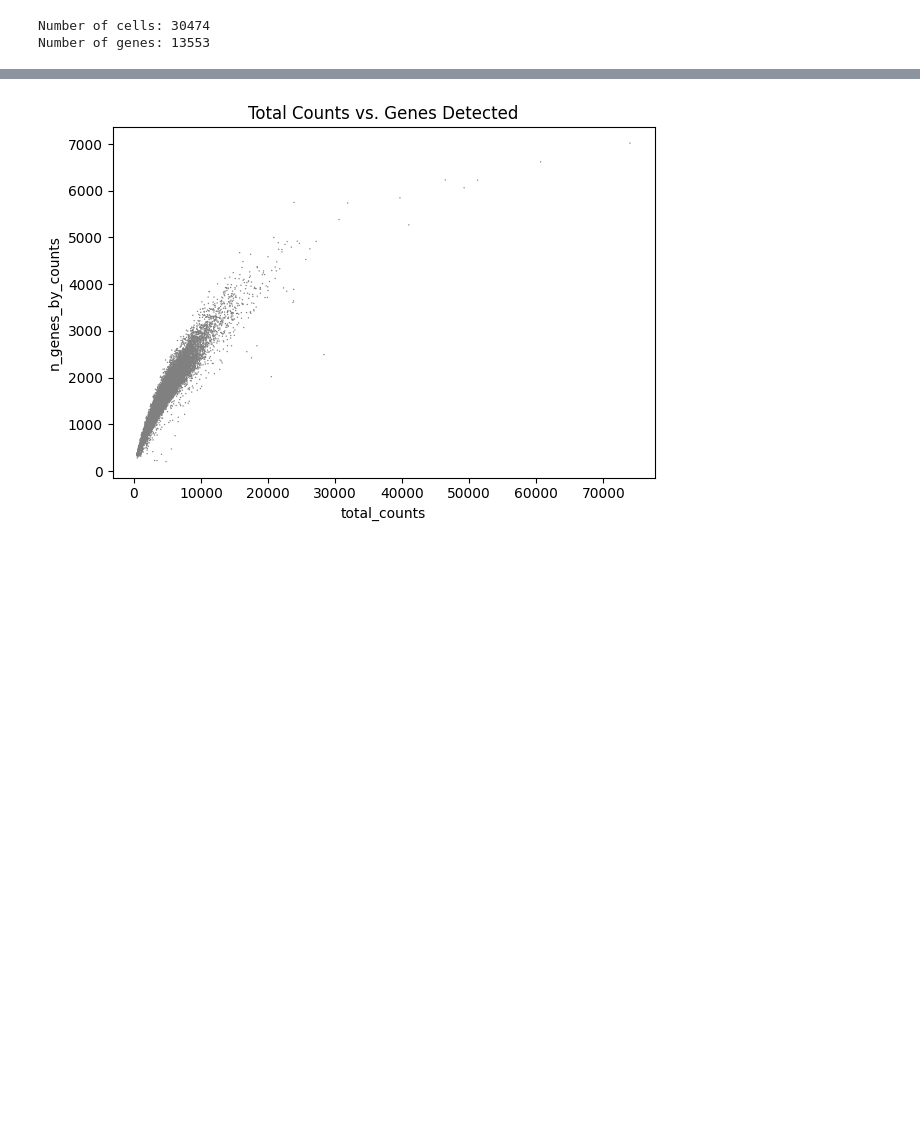
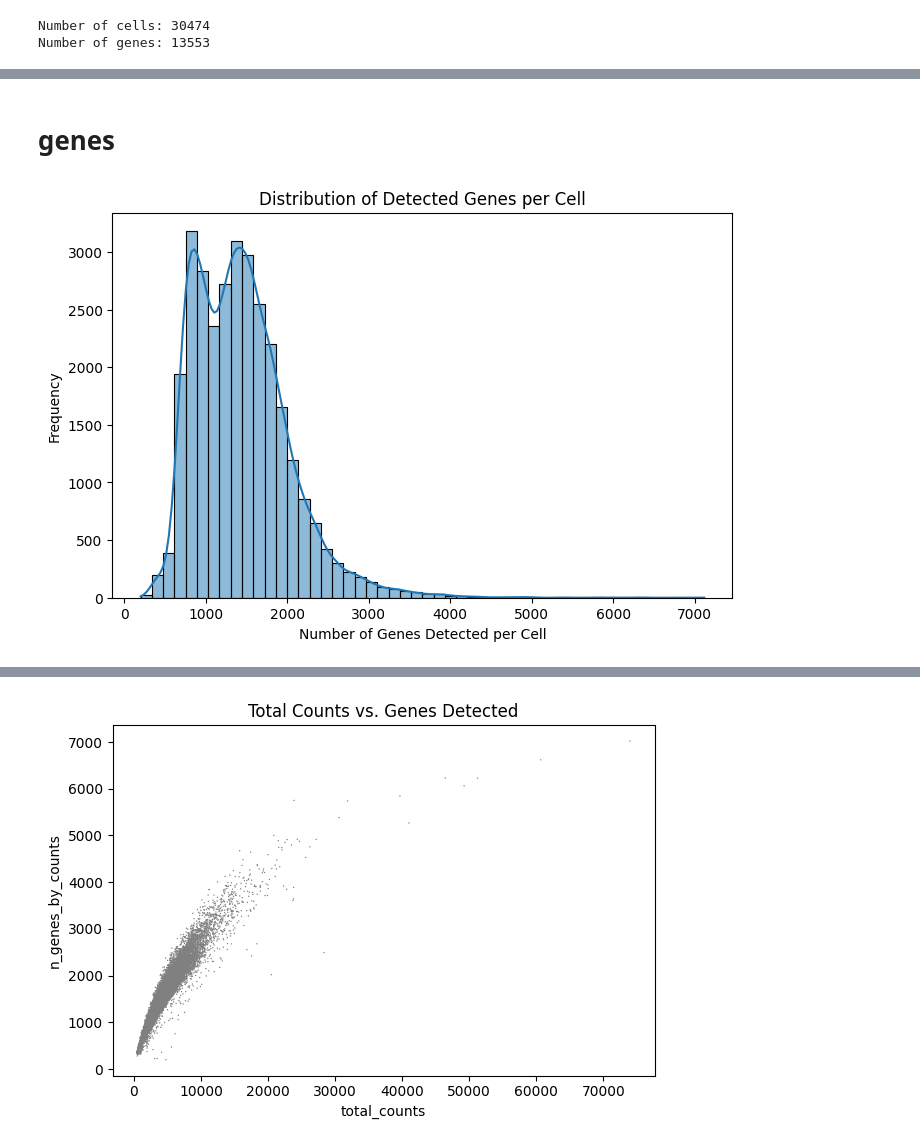
Before and after one commit to henrysaenz/eda_rna, a Jupyter notebook: _sources/EDA_test.ipynb, the cells around one changed output, grey strips where cells are left out. Cells and saved outputs as stored; diff of their text form; code cells hidden in the pictures; blank space fills up the shorter version.

```diff
--- a/_sources/EDA_test.ipynb
+++ b/_sources/EDA_test.ipynb
@@ -118,0 +130,12 @@ sc.pl.violin(adata_test, ['n_genes_by_counts', 'total_counts', 'pct_counts_in_to
+# %% [markdown]
+# genes
+# %%
+# Plot histogram
+plt.figure(figsize=(8, 5))
+sns.histplot(adata_test.obs["n_genes"], bins=50, kde=True)
+plt.xlabel("Number of Genes Detected per Cell")
+plt.ylabel("Frequency")
+plt.title("Distribution of Detected Genes per Cell")
+plt.show()
+# %% [output]
+[figure, added]
```
Also changed, not shown: parts of 22 cells of this notebook, 17 other files.
